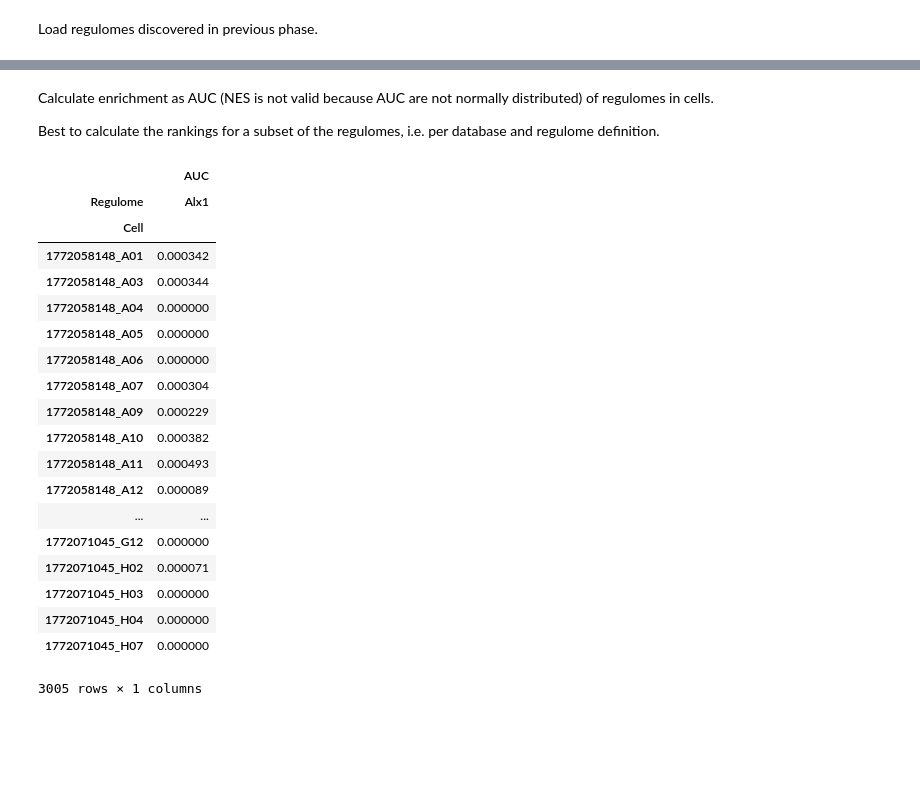
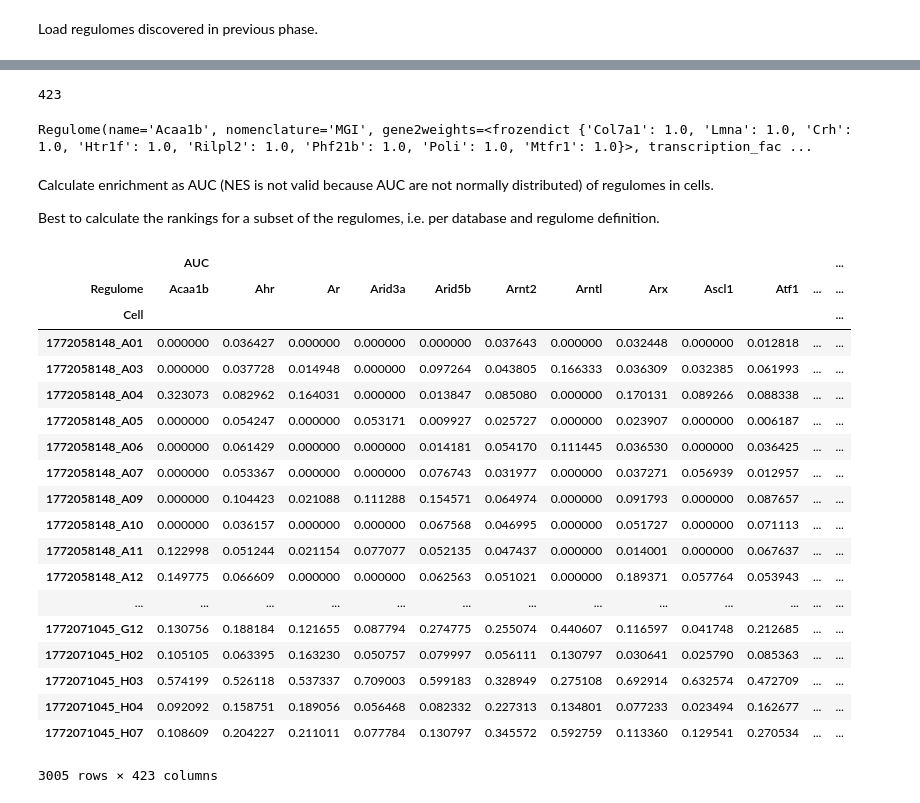
Before and after one commit to aertslab/pySCENIC, a Jupyter notebook: notebooks/pySCENIC - Phase III - Enrichment of regulomes at cellular resolution.ipynb, the cells around one changed output, grey strips where cells are left out. Drawn from its saved outputs; the diff is of its cells as text; code cells hidden in the pictures; blank space fills up the shorter version.

```diff
--- a/notebooks/pySCENIC - Phase III - Enrichment of regulomes at cellular resolution.ipynb
+++ b/notebooks/pySCENIC - Phase III - Enrichment of regulomes at cellular resolution.ipynb
@@ -26,0 +33,2 @@ with open(os.path.join(DATA_FOLDER, 'regulomes.pickle'), 'rb') as f:
+# %%
+df[('Enrichment', 'TargetGenes')] = df[('Enrichment', 'TargetGenes')].apply(lambda e: eval(e))
@@ -27,34 +46,39 @@ with open(os.path.join(DATA_FOLDER, 'regulomes.pickle'), 'rb') as f:
+# %%
+regulomes = df2regulomes(df, "MGI")
+# %%
+len(regulomes)
+# %% [output]
+423
+# %%
+regulomes[0]
+# %% [output]
+Regulome(name='Acaa1b', nomenclature='MGI', gene2weights=<frozendict {'Col7a1': 1.0, 'Lmna': 1.0, 'Crh': 1.0, 'Htr1f': 1.0, 'Rilpl2': 1.0, 'Phf21b': 1.0, 'Poli': 1.0, 'Mtfr1': 1.0}>, transcription_fac ...
 # %% [markdown]
 Calculate enrichment as AUC (NES is not valid because AUC are not normally distributed) of regulomes in cells.
 
 Best to calculate the rankings for a subset of the regulomes, i.e. per database and regulome definition.
-# %%
-context2regulomes = defaultdict(set)
-for regulome in regulomes:
-    context2regulomes[regulome.context].add(regulome)
 # %%
-context = ('mm9-500bp-upstream-7species', 'target weight >= 0.00')
-df = pd.concat([enrichment(rnk_mtx, regulome) for regulome in context2regulomes[context]]).unstack("Regulome")
+auc_heatmap = pd.concat([enrichment(rnk_mtx.T, regulome) for regulome in regulomes]).unstack('Regulome')
-# %%
-df
-# %% [output]
-|  | AUC |
-| Regulome | Alx1 |
-| Cell |  |
-| 1772058148_A01 | 0.000342 |
-| 1772058148_A03 | 0.000344 |
-| 1772058148_A04 | 0.000000 |
-| 1772058148_A05 | 0.000000 |
-| 1772058148_A06 | 0.000000 |
-| 1772058148_A07 | 0.000304 |
-| 1772058148_A09 | 0.000229 |
-| 1772058148_A10 | 0.000382 |
-| 1772058148_A11 | 0.000493 |
-| 1772058148_A12 | 0.000089 |
-| ... | ... |
-| 1772071045_G12 | 0.000000 |
-| 1772071045_H02 | 0.000071 |
-| 1772071045_H03 | 0.000000 |
-| 1772071045_H04 | 0.000000 |
-| 1772071045_H07 | 0.000000 |
-3005 rows × 1 columns
+# %%
+auc_heatmap
+# %% [output]
+|  | AUC |  |  |  |  |  |  |  |  |  |  | ... |
+| Regulome | Acaa1b | Ahr | Ar | Arid3a | Arid5b | Arnt2 | Arntl | Arx | Ascl1 | Atf1 | ... | ... |
+| Cell |  |  |  |  |  |  |  |  |  |  |  | ... |
+| 1772058148_A01 | 0.000000 | 0.036427 | 0.000000 | 0.000000 | 0.000000 | 0.037643 | 0.000000 | 0.032448 | 0.000000 | 0.012818 | ... | ... |
+| 1772058148_A03 | 0.000000 | 0.037728 | 0.014948 | 0.000000 | 0.097264 | 0.043805 | 0.166333 | 0.036309 | 0.032385 | 0.061993 | ... | ... |
+| 1772058148_A04 | 0.323073 | 0.082962 | 0.164031 | 0.000000 | 0.013847 | 0.085080 | 0.000000 | 0.170131 | 0.089266 | 0.088338 | ... | ... |
+| 1772058148_A05 | 0.000000 | 0.054247 | 0.000000 | 0.053171 | 0.009927 | 0.025727 | 0.000000 | 0.023907 | 0.000000 | 0.006187 | ... | ... |
+| 1772058148_A06 | 0.000000 | 0.061429 | 0.000000 | 0.000000 | 0.014181 | 0.054170 | 0.111445 | 0.036530 | 0.000000 | 0.036425 | ... | ... |
+| 1772058148_A07 | 0.000000 | 0.053367 | 0.000000 | 0.000000 | 0.076743 | 0.031977 | 0.000000 | 0.037271 | 0.056939 | 0.012957 | ... | ... |
+| 1772058148_A09 | 0.000000 | 0.104423 | 0.021088 | 0.111288 | 0.154571 | 0.064974 | 0.000000 | 0.091793 | 0.000000 | 0.087657 | ... | ... |
+| 1772058148_A10 | 0.000000 | 0.036157 | 0.000000 | 0.000000 | 0.067568 | 0.046995 | 0.000000 | 0.051727 | 0.000000 | 0.071113 | ... | ... |
+| 1772058148_A11 | 0.122998 | 0.051244 | 0.021154 | 0.077077 | 0.052135 | 0.047437 | 0.000000 | 0.014001 | 0.000000 | 0.067637 | ... | ... |
+| 1772058148_A12 | 0.149775 | 0.066609 | 0.000000 | 0.000000 | 0.062563 | 0.051021 | 0.000000 | 0.189371 | 0.057764 | 0.053943 | ... | ... |
+| ... | ... | ... | ... | ... | ... | ... | ... | ... | ... | ... | ... | ... |
+| 1772071045_G12 | 0.130756 | 0.188184 | 0.121655 | 0.087794 | 0.274775 | 0.255074 | 0.440607 | 0.116597 | 0.041748 | 0.212685 | ... | ... |
+| 1772071045_H02 | 0.105105 | 0.063395 | 0.163230 | 0.050757 | 0.079997 | 0.056111 | 0.130797 | 0.030641 | 0.025790 | 0.085363 | ... | ... |
+| 1772071045_H03 | 0.574199 | 0.526118 | 0.537337 | 0.709003 | 0.599183 | 0.328949 | 0.275108 | 0.692914 | 0.632574 | 0.472709 | ... | ... |
+| 1772071045_H04 | 0.092092 | 0.158751 | 0.189056 | 0.056468 | 0.082332 | 0.227313 | 0.134801 | 0.077233 | 0.023494 | 0.162677 | ... | ... |
+| 1772071045_H07 | 0.108609 | 0.204227 | 0.211011 | 0.077784 | 0.130797 | 0.345572 | 0.592759 | 0.113360 | 0.129541 | 0.270534 | ... | ... |
+3005 rows × 423 columns
```
Also changed, not shown: parts of 7 cells of this notebook, 1 other file.
